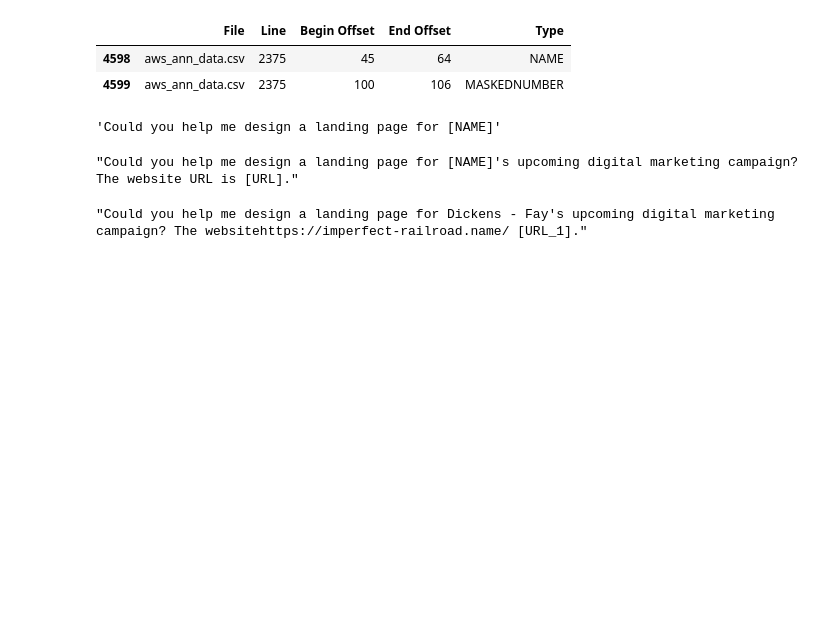
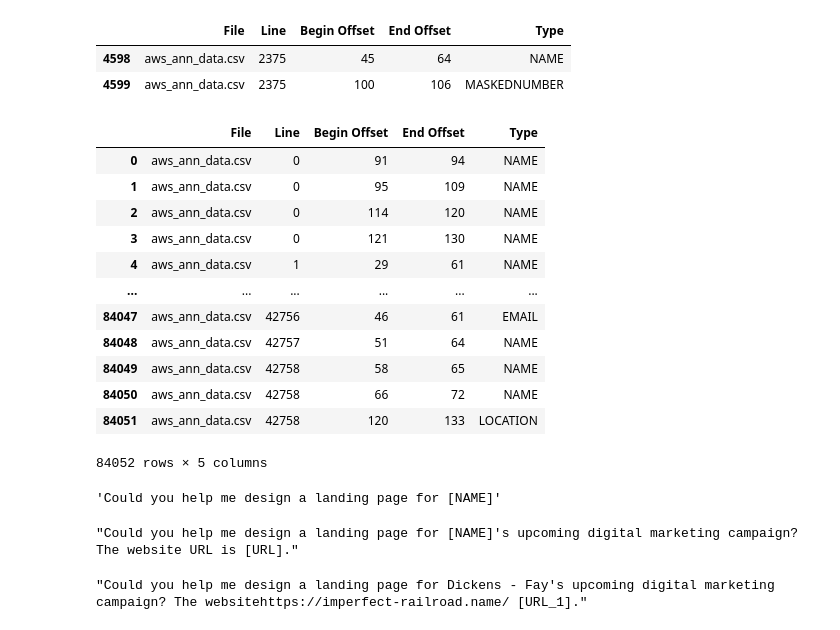
Before and after one commit to MorrisSimons/SCH_PII_masking_Advanced_ML, a Jupyter notebook: main.ipynb, the cells around one changed output. Drawn from its saved outputs; the diff is of its cells as text; code cells hidden in the pictures; blank space fills up the shorter version.

```diff
--- a/main.ipynb
+++ b/main.ipynb
@@ -570,6 +570,22 @@ annotations_df[annotations_df["Line"] == id]
 |  | File | Line | Begin Offset | End Offset | Type |
 | 4598 | aws_ann_data.csv | 2375 | 45 | 64 | NAME |
 | 4599 | aws_ann_data.csv | 2375 | 100 | 106 | MASKEDNUMBER |
+# %%
+annotations_df
+# %% [output]
+|  | File | Line | Begin Offset | End Offset | Type |
+| 0 | aws_ann_data.csv | 0 | 91 | 94 | NAME |
+| 1 | aws_ann_data.csv | 0 | 95 | 109 | NAME |
+| 2 | aws_ann_data.csv | 0 | 114 | 120 | NAME |
+| 3 | aws_ann_data.csv | 0 | 121 | 130 | NAME |
+| 4 | aws_ann_data.csv | 1 | 29 | 61 | NAME |
+| ... | ... | ... | ... | ... | ... |
+| 84047 | aws_ann_data.csv | 42756 | 46 | 61 | EMAIL |
+| 84048 | aws_ann_data.csv | 42757 | 51 | 64 | NAME |
+| 84049 | aws_ann_data.csv | 42758 | 58 | 65 | NAME |
+| 84050 | aws_ann_data.csv | 42758 | 66 | 72 | NAME |
+| 84051 | aws_ann_data.csv | 42758 | 120 | 133 | LOCATION |
+84052 rows × 5 columns
 # %%
 id = 3218
 # %%
```
Also changed, not shown: parts of 8 cells of this notebook.
